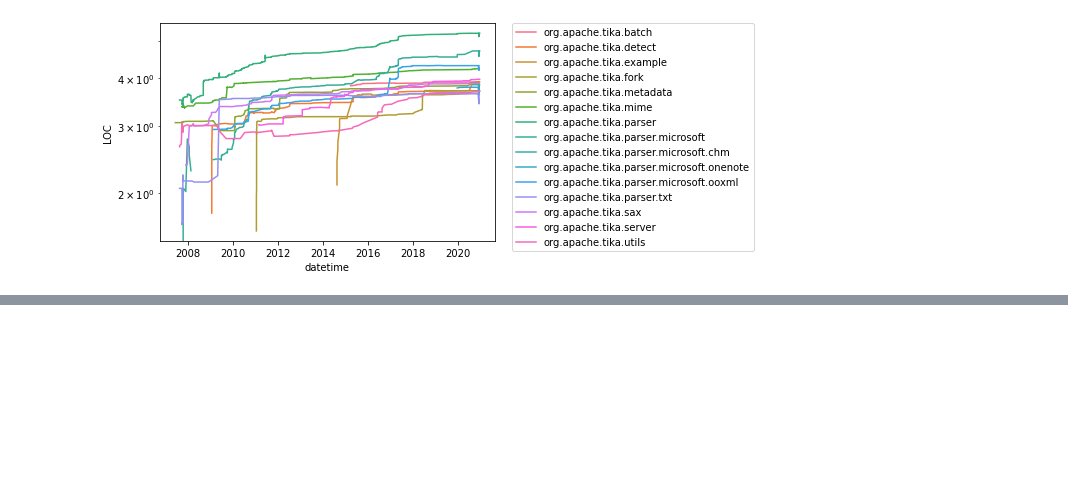
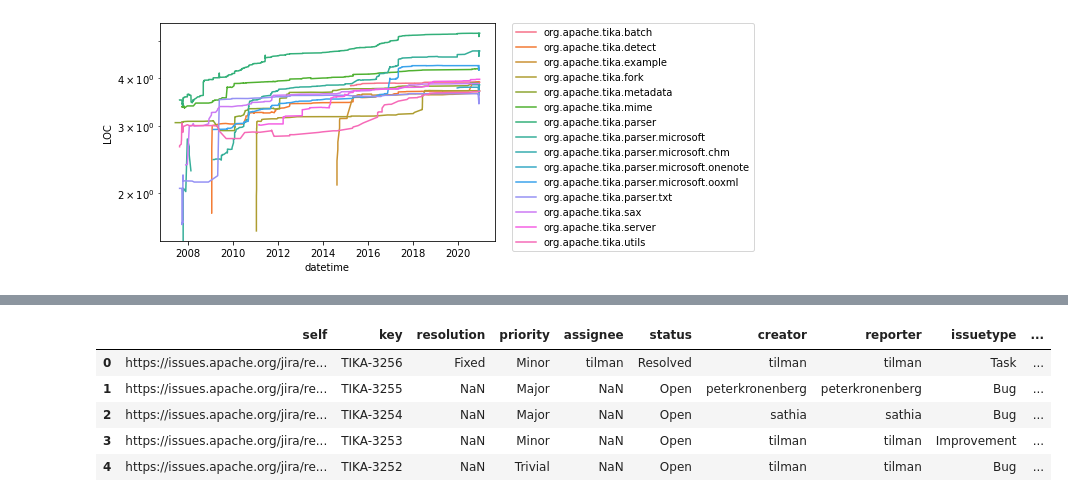
Before and after one commit to dunnkers/god-components, a Jupyter notebook: statistics.ipynb, the cells around one changed output, grey strips where cells are left out. Saved outputs shown, nothing was run; the diff lists cells and outputs as text; code cells hidden in the pictures; blank space fills up the shorter version.

Commit message:
Load up Jira issues in Notebook

```diff
--- a/statistics.ipynb
+++ b/statistics.ipynb
@@ -144,0 +156,11 @@ plt.legend(bbox_to_anchor=(1.05, 1), loc=2, borderaxespad=0.)
+# %%
+all_issues = pd.read_csv('designite/output/all_issues.csv')
+all_issues = all_issues.drop(columns='id')
+all_issues.head()
+# %% [output]
+|  | self | key | resolution | priority | assignee | status | creator | reporter | issuetype | ... |
+| 0 | https://issues.apache.org/jira/re... | TIKA-3256 | Fixed | Minor | tilman | Resolved | tilman | tilman | Task | ... |
+| 1 | https://issues.apache.org/jira/re... | TIKA-3255 | NaN | Major | NaN | Open | peterkronenberg | peterkronenberg | Bug | ... |
+| 2 | https://issues.apache.org/jira/re... | TIKA-3254 | NaN | Major | NaN | Open | sathia | sathia | Bug | ... |
+| 3 | https://issues.apache.org/jira/re... | TIKA-3253 | NaN | Minor | NaN | Open | tilman | tilman | Improvement | ... |
+| 4 | https://issues.apache.org/jira/re... | TIKA-3252 | NaN | Trivial | NaN | Open | tilman | tilman | Bug | ... |
```
Also changed, not shown: parts of 7 cells of this notebook.
